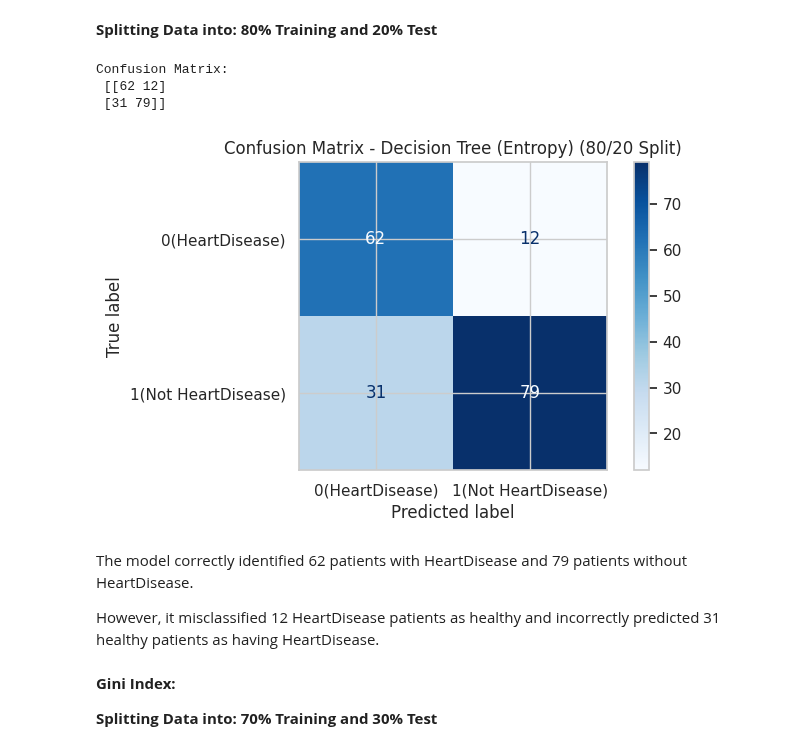
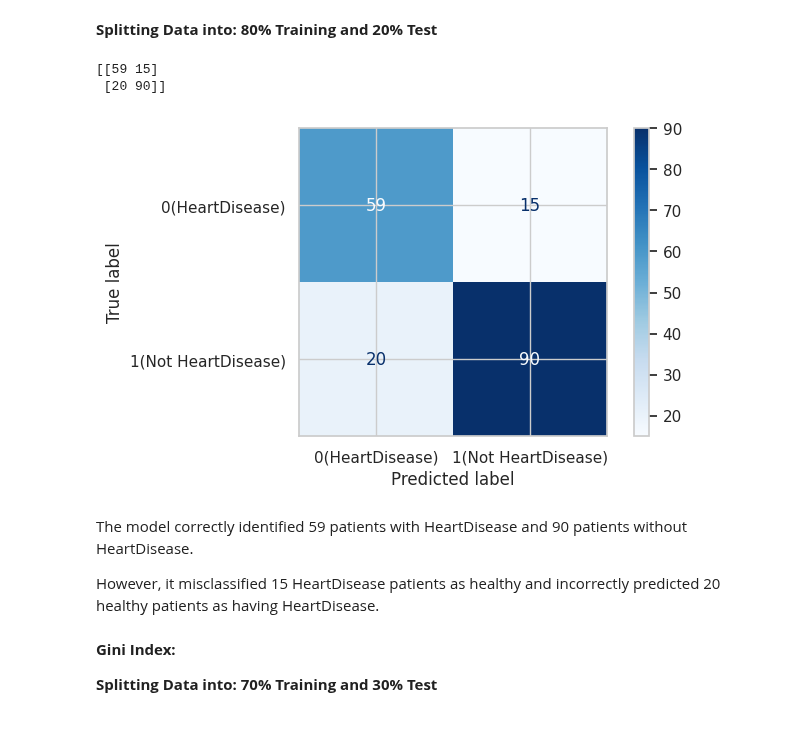
Before and after one commit to Janaalsh5/Heart-Disease, a Jupyter notebook: Report.ipynb, the cells around one changed output. Saved outputs shown, nothing was run; the diff lists cells and outputs as text; code cells hidden in the pictures.

```diff
--- a/Report.ipynb
+++ b/Report.ipynb
@@ -310,50 +297,33 @@ However, it misclassified 33 HeartDisease patients as healthy and incorrectly pr
 # %% [markdown]
 **Splitting Data into: 80% Training and 20% Test**
 # %%
-from sklearn.model_selection import train_test_split
-from sklearn.tree import DecisionTreeClassifier
-from sklearn.metrics import confusion_matrix, ConfusionMatrixDisplay
-import matplotlib.pyplot as plt
+X_train, X_test, y_train, y_test = train_test_split(X, y, test_size=0.2, random_state=1)
 
-# Split the data: 80% for training and 20% for testing
-X_train, X_test, y_train, y_test = train_test_split(
-    X, y, test_size=0.2, random_state=1
-)
 
-# Initialize the Decision Tree classifier using Information Gain (entropy)
 clf3 = DecisionTreeClassifier(criterion='entropy', random_state=1)
+clf3 = clf3.fit(X_train, y_train)
 
-# Train the classifier
-clf3.fit(X_train, y_train)
 
-# Predict on test data
 y_pred = clf3.predict(X_test)
+cm3 = confusion_matrix(y_test, y_pred)
+print(cm3)
 
-# Compute the confusion matrix
 cm3 = confusion_matrix(y_test, y_pred)
-print("Confusion Matrix:\n", cm3)
 
-# Custom class labels
 class_labels = {0: '0(HeartDisease)', 1: '1(Not HeartDisease)'}
 
-# Display the confusion matrix
-disp = ConfusionMatrixDisplay(
-    confusion_matrix=cm3,
-    display_labels=[class_labels[0], class_labels[1]]
-)
 
+disp = ConfusionMatrixDisplay(confusion_matrix=cm3, display_labels=[class_labels[0], class_labels[1]])
 disp.plot(cmap=plt.cm.Blues)
-plt.title("Confusion Matrix - Decision Tree (Entropy) (80/20 Split)")
 plt.show()
 # %% [output]
-Confusion Matrix:
- [[62 12]
- [31 79]]
+[[59 15]
+ [20 90]]
-[figure, old version]
+[figure, new version]
 # %% [markdown]
-The model correctly identified 62 patients with HeartDisease and 79 patients without HeartDisease.
+The model correctly identified 59 patients with HeartDisease and 90 patients without HeartDisease.
 
-However, it misclassified 12 HeartDisease patients as healthy and incorrectly predicted 31 healthy patients as having HeartDisease.
+However, it misclassified 15 HeartDisease patients as healthy and incorrectly predicted 20 healthy patients as having HeartDisease.
 # %% [markdown]
 **Gini Index:**
 
```
Also changed, not shown: parts of 20 cells of this notebook.
